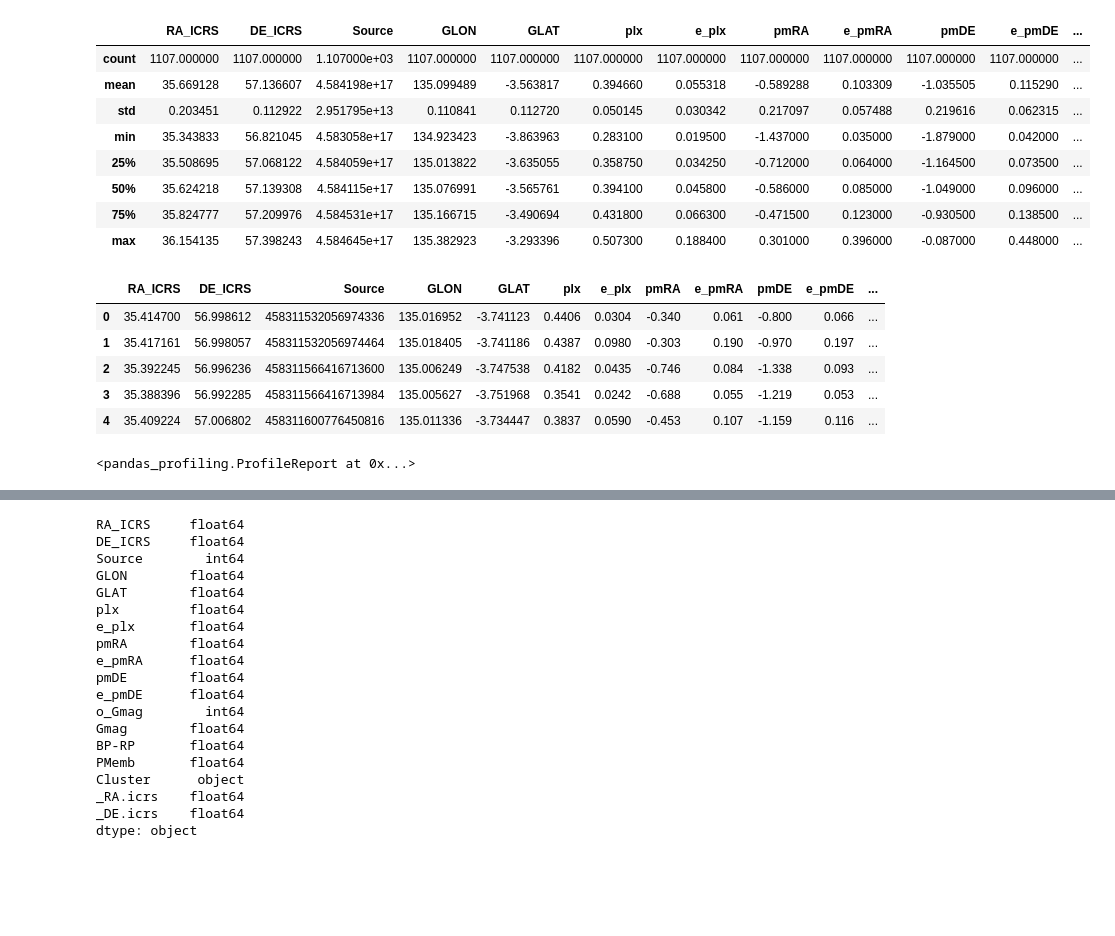
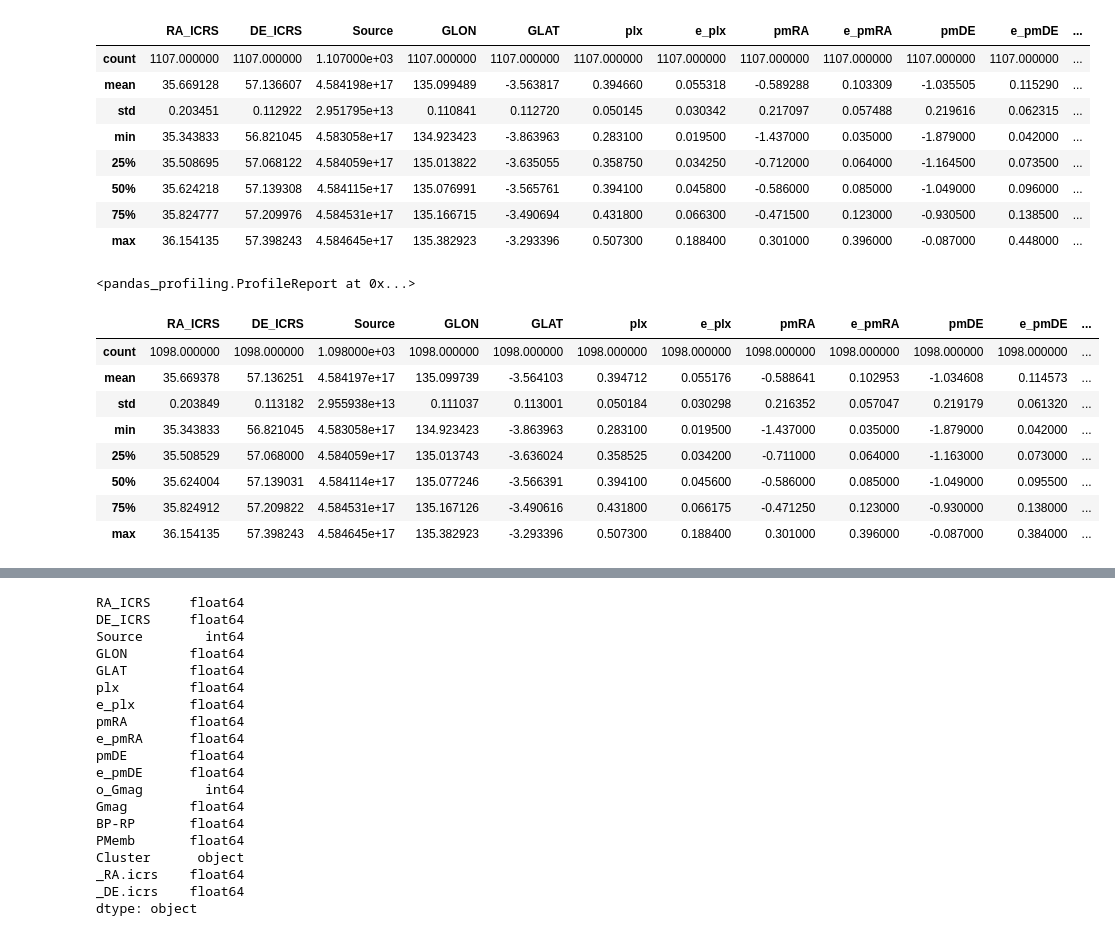
Before and after one commit to mahmud-nobe/Cluster-Membership, a Jupyter notebook: cluster_membership.ipynb, the cells around one changed output, grey strips where cells are left out. Drawn from its saved outputs; the diff is of its cells as text; code cells hidden in the pictures; blank space fills up the shorter version.

```diff
--- a/cluster_membership.ipynb
+++ b/cluster_membership.ipynb
@@ -24,19 +24,23 @@ member.describe()
 | 50% | 35.624218 | 57.139308 | 4.584115e+17 | 135.076991 | -3.565761 | 0.394100 | 0.045800 | -0.586000 | 0.085000 | -1.049000 | 0.096000 | ... |
 | 75% | 35.824777 | 57.209976 | 4.584531e+17 | 135.166715 | -3.490694 | 0.431800 | 0.066300 | -0.471500 | 0.123000 | -0.930500 | 0.138500 | ... |
 | max | 36.154135 | 57.398243 | 4.584645e+17 | 135.382923 | -3.293396 | 0.507300 | 0.188400 | 0.301000 | 0.396000 | -0.087000 | 0.448000 | ... |
-# %%
-member.head()
-# %% [output]
-|  | RA_ICRS | DE_ICRS | Source | GLON | GLAT | plx | e_plx | pmRA | e_pmRA | pmDE | e_pmDE | ... |
-| 0 | 35.414700 | 56.998612 | 458311532056974336 | 135.016952 | -3.741123 | 0.4406 | 0.0304 | -0.340 | 0.061 | -0.800 | 0.066 | ... |
-| 1 | 35.417161 | 56.998057 | 458311532056974464 | 135.018405 | -3.741186 | 0.4387 | 0.0980 | -0.303 | 0.190 | -0.970 | 0.197 | ... |
-| 2 | 35.392245 | 56.996236 | 458311566416713600 | 135.006249 | -3.747538 | 0.4182 | 0.0435 | -0.746 | 0.084 | -1.338 | 0.093 | ... |
-| 3 | 35.388396 | 56.992285 | 458311566416713984 | 135.005627 | -3.751968 | 0.3541 | 0.0242 | -0.688 | 0.055 | -1.219 | 0.053 | ... |
-| 4 | 35.409224 | 57.006802 | 458311600776450816 | 135.011336 | -3.734447 | 0.3837 | 0.0590 | -0.453 | 0.107 | -1.159 | 0.116 | ... |
 # %%
 pd_prof.ProfileReport(member)
 # %% [output]
 <pandas_profiling.ProfileReport at 0x...>
+# %%
+member = member.dropna()
+member.describe()
+# %% [output]
+|  | RA_ICRS | DE_ICRS | Source | GLON | GLAT | plx | e_plx | pmRA | e_pmRA | pmDE | e_pmDE | ... |
+| count | 1098.000000 | 1098.000000 | 1.098000e+03 | 1098.000000 | 1098.000000 | 1098.000000 | 1098.000000 | 1098.000000 | 1098.000000 | 1098.000000 | 1098.000000 | ... |
+| mean | 35.669378 | 57.136251 | 4.584197e+17 | 135.099739 | -3.564103 | 0.394712 | 0.055176 | -0.588641 | 0.102953 | -1.034608 | 0.114573 | ... |
+| std | 0.203849 | 0.113182 | 2.955938e+13 | 0.111037 | 0.113001 | 0.050184 | 0.030298 | 0.216352 | 0.057047 | 0.219179 | 0.061320 | ... |
+| min | 35.343833 | 56.821045 | 4.583058e+17 | 134.923423 | -3.863963 | 0.283100 | 0.019500 | -1.437000 | 0.035000 | -1.879000 | 0.042000 | ... |
+| 25% | 35.508529 | 57.068000 | 4.584059e+17 | 135.013743 | -3.636024 | 0.358525 | 0.034200 | -0.711000 | 0.064000 | -1.163000 | 0.073000 | ... |
+| 50% | 35.624004 | 57.139031 | 4.584114e+17 | 135.077246 | -3.566391 | 0.394100 | 0.045600 | -0.586000 | 0.085000 | -1.049000 | 0.095500 | ... |
+| 75% | 35.824912 | 57.209822 | 4.584531e+17 | 135.167126 | -3.490616 | 0.431800 | 0.066175 | -0.471250 | 0.123000 | -0.930000 | 0.138000 | ... |
+| max | 36.154135 | 57.398243 | 4.584645e+17 | 135.382923 | -3.293396 | 0.507300 | 0.188400 | 0.301000 | 0.396000 | -0.087000 | 0.384000 | ... |
 # %%
 features = member.iloc[:,[0,1,3,4,5,6,7,8,9,10,11,12,13]]
 features
```
Also changed, not shown: parts of 12 cells of this notebook.
